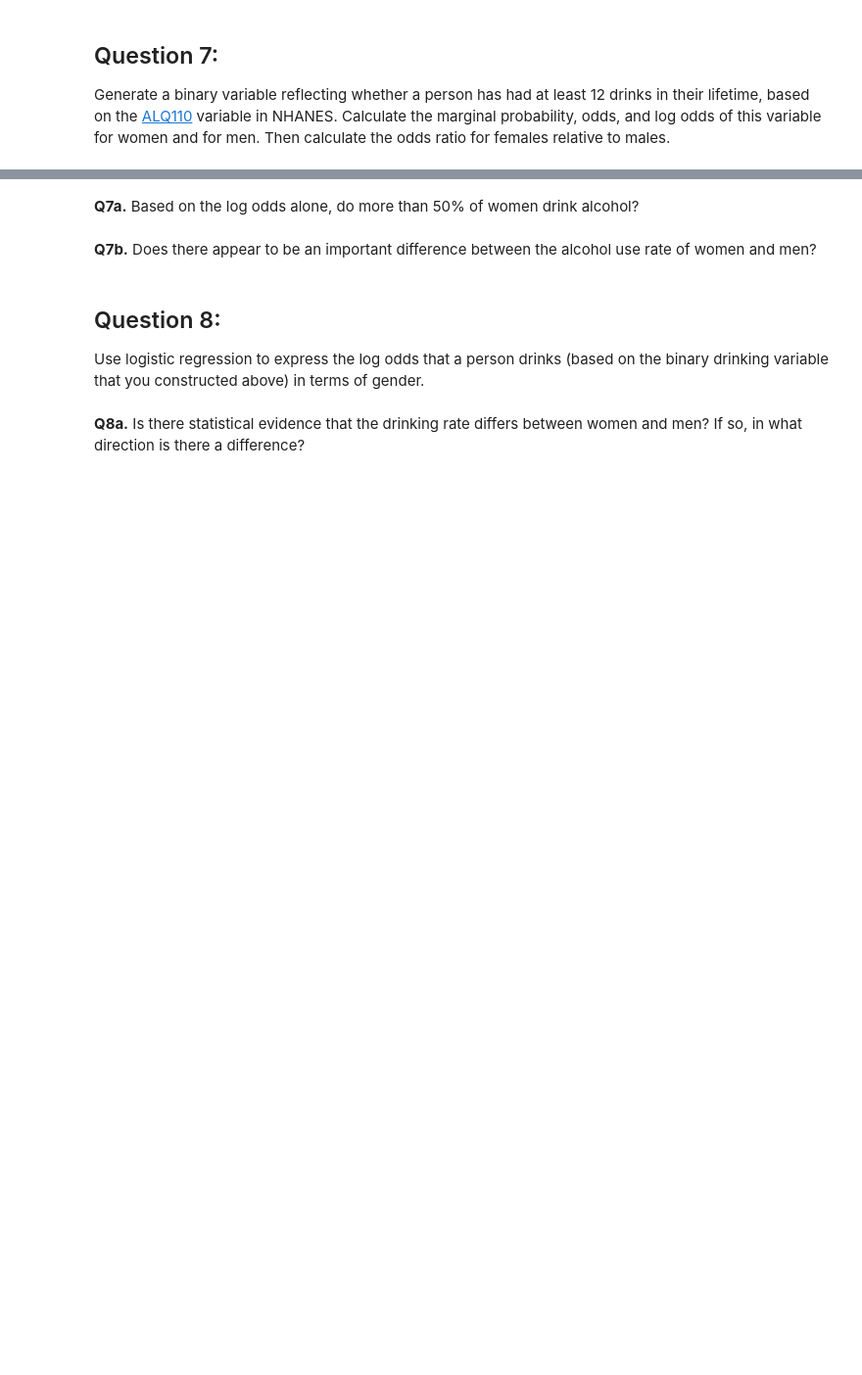
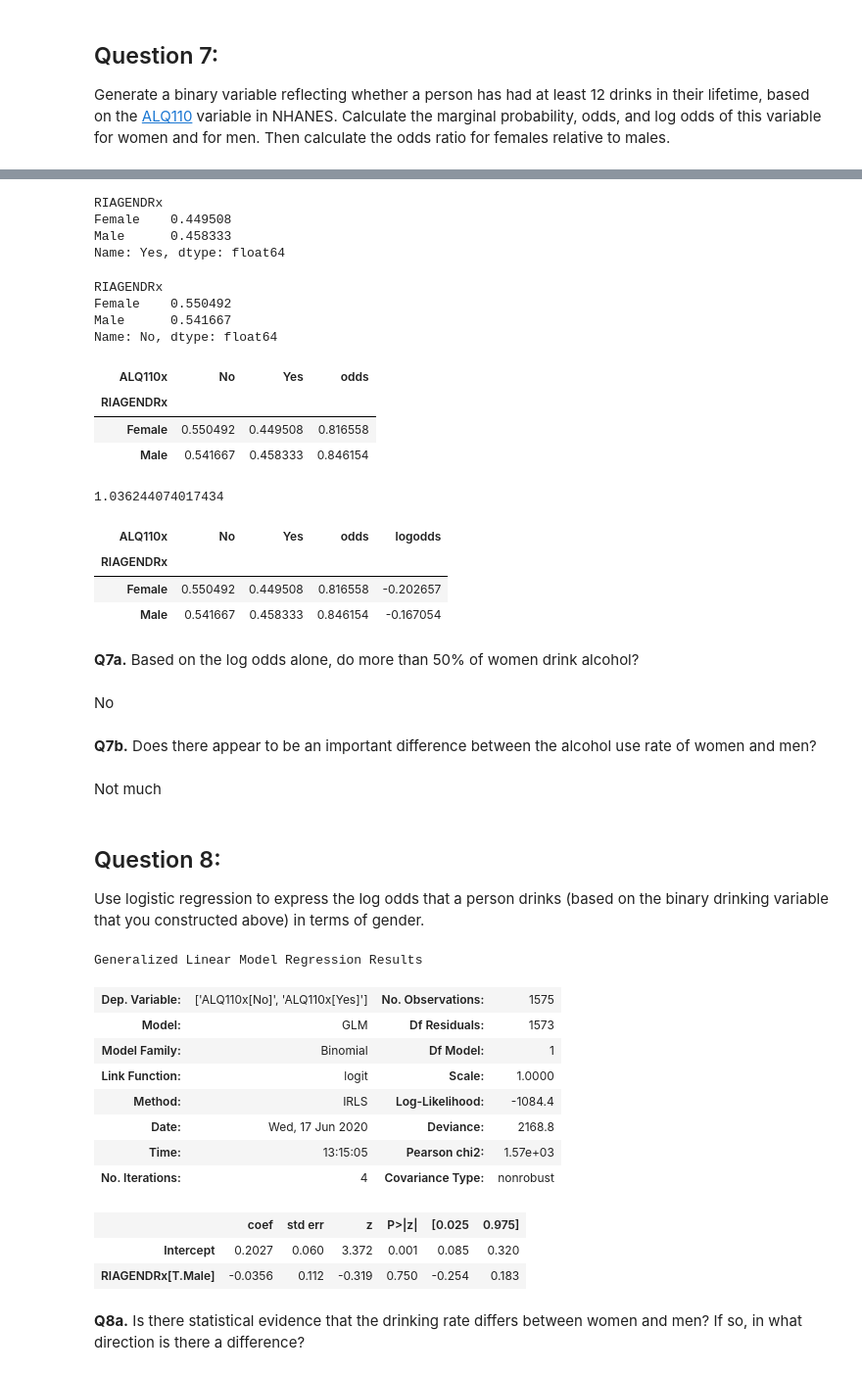
Before and after one commit to hemanthboinpally/Statistics-with-Python-UMich, a Jupyter notebook: 3-FittingStatistical Models/week2_3_nhanes_practice.ipynb, the cells around one changed output, grey strips where cells are left out. Shown at 98% size. Drawn from its saved outputs; the diff is of its cells as text; code cells hidden in the pictures; blank space fills up the shorter version.

```diff
--- a/3-FittingStatistical Models/week2_3_nhanes_practice.ipynb
+++ b/3-FittingStatistical Models/week2_3_nhanes_practice.ipynb
@@ -364,7 +459,45 @@ Generate a binary variable reflecting whether a person has had at least 12 drink
+# %%
+c.iloc[:,1]
+# %% [output]
+RIAGENDRx
+Female    0.449508
+Male      0.458333
+Name: Yes, dtype: float64
+# %%
+c.iloc[:,0]
+# %% [output]
+RIAGENDRx
+Female    0.550492
+Male      0.541667
+Name: No, dtype: float64
+# %%
+c["odds"] = c.iloc[:, 1] / c.iloc[:, 0]
+c
+# %% [output]
+| ALQ110x | No | Yes | odds |
+| RIAGENDRx |  |  |  |
+| Female | 0.550492 | 0.449508 | 0.816558 |
+| Male | 0.541667 | 0.458333 | 0.846154 |
+# %%
+c.odds.Male / c.odds.Female
+# %% [output]
+1.036244074017434
+# %%
+c["logodds"] = np.log(c.odds)
+c
+# %% [output]
+| ALQ110x | No | Yes | odds | logodds |
+| RIAGENDRx |  |  |  |  |
+| Female | 0.550492 | 0.449508 | 0.816558 | -0.202657 |
+| Male | 0.541667 | 0.458333 | 0.846154 | -0.167054 |
 # %% [markdown]
 __Q7a.__ Based on the log odds alone, do more than 50% of women drink alcohol?
+# %% [markdown]
+No
 # %% [markdown]
 __Q7b.__ Does there appear to be an important difference between the alcohol use rate of women and men?
+# %% [markdown]
+Not much
 # %% [markdown]
 ## Question 8:
 
@@ -374,2 +505,19 @@ Use logistic regression to express the log odds that a person drinks (based on t
+# %%
+model = sm.GLM.from_formula("ALQ110x ~ RIAGENDRx", family=sm.families.Binomial(), data=da)
+result = model.fit()
+result.summary()
+# %% [output]
+Generalized Linear Model Regression Results
+| Dep. Variable: | ['ALQ110x[No]', 'ALQ110x[Yes]'] | No. Observations: | 1575 |
+| Model: | GLM | Df Residuals: | 1573 |
+| Model Family: | Binomial | Df Model: | 1 |
+| Link Function: | logit | Scale: | 1.0000 |
+| Method: | IRLS | Log-Likelihood: | -1084.4 |
+| Date: | Wed, 17 Jun 2020 | Deviance: | 2168.8 |
+| Time: | 13:15:05 | Pearson chi2: | 1.57e+03 |
+| No. Iterations: | 4 | Covariance Type: | nonrobust |
+|  | coef | std err | z | P>|z| | [0.025 | 0.975] |
+| Intercept | 0.2027 | 0.060 | 3.372 | 0.001 | 0.085 | 0.320 |
+| RIAGENDRx[T.Male] | -0.0356 | 0.112 | -0.319 | 0.750 | -0.254 | 0.183 |
 # %% [markdown]
 __Q8a.__ Is there statistical evidence that the drinking rate differs between women and men?  If so, in what direction is there a difference?
```
Also changed, not shown: parts of 39 cells of this notebook.
